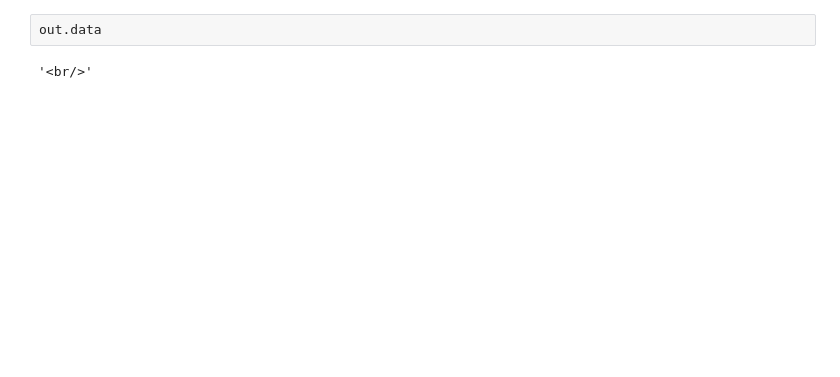
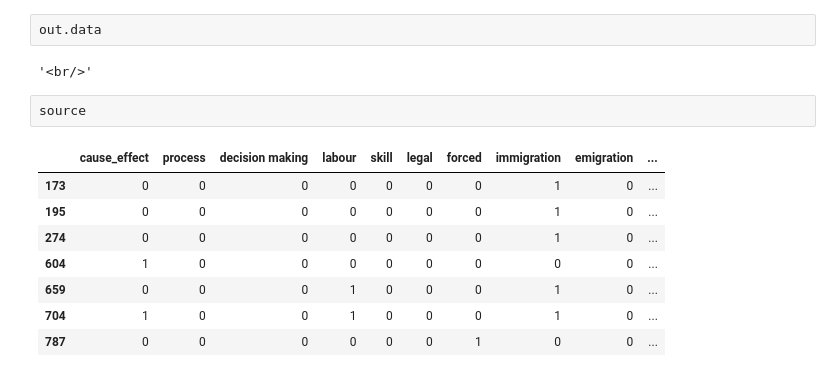
Before and after one commit to HoekR/migrant_discourse, a Jupyter notebook: notebooks/Temporal-topic-analysis_rik.ipynb, the cells around one changed output. Cells and saved outputs as stored; diff of their text form; blank space fills up the shorter version.

```diff
--- a/notebooks/Temporal-topic-analysis_rik.ipynb
+++ b/notebooks/Temporal-topic-analysis_rik.ipynb
@@ -899,3 +881,14 @@ NameError: name 'HTML' is not defined
 out.data
 # %% [output]
 '<br/>'
+# %%
+source
+# %% [output]
+|  | cause_effect | process | decision making | labour | skill | legal | forced | immigration | emigration | ... |
+| 173 | 0 | 0 | 0 | 0 | 0 | 0 | 0 | 1 | 0 | ... |
+| 195 | 0 | 0 | 0 | 0 | 0 | 0 | 0 | 1 | 0 | ... |
+| 274 | 0 | 0 | 0 | 0 | 0 | 0 | 0 | 1 | 0 | ... |
+| 604 | 1 | 0 | 0 | 0 | 0 | 0 | 0 | 0 | 0 | ... |
+| 659 | 0 | 0 | 0 | 1 | 0 | 0 | 0 | 1 | 0 | ... |
+| 704 | 1 | 0 | 0 | 1 | 0 | 0 | 0 | 1 | 0 | ... |
+| 787 | 0 | 0 | 0 | 0 | 0 | 0 | 1 | 0 | 0 | ... |
```
Also changed, not shown: parts of 34 cells of this notebook, 1 other file.
